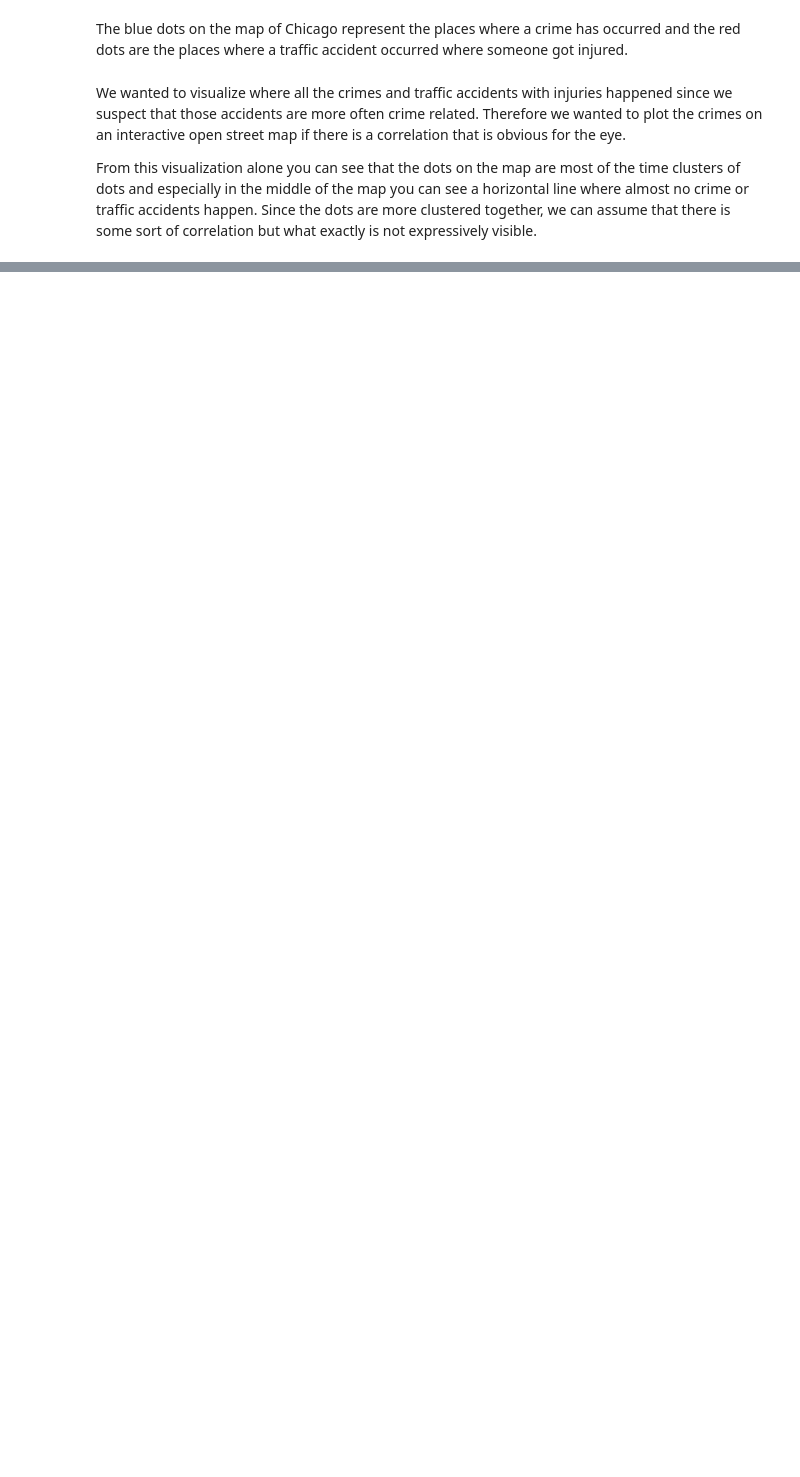
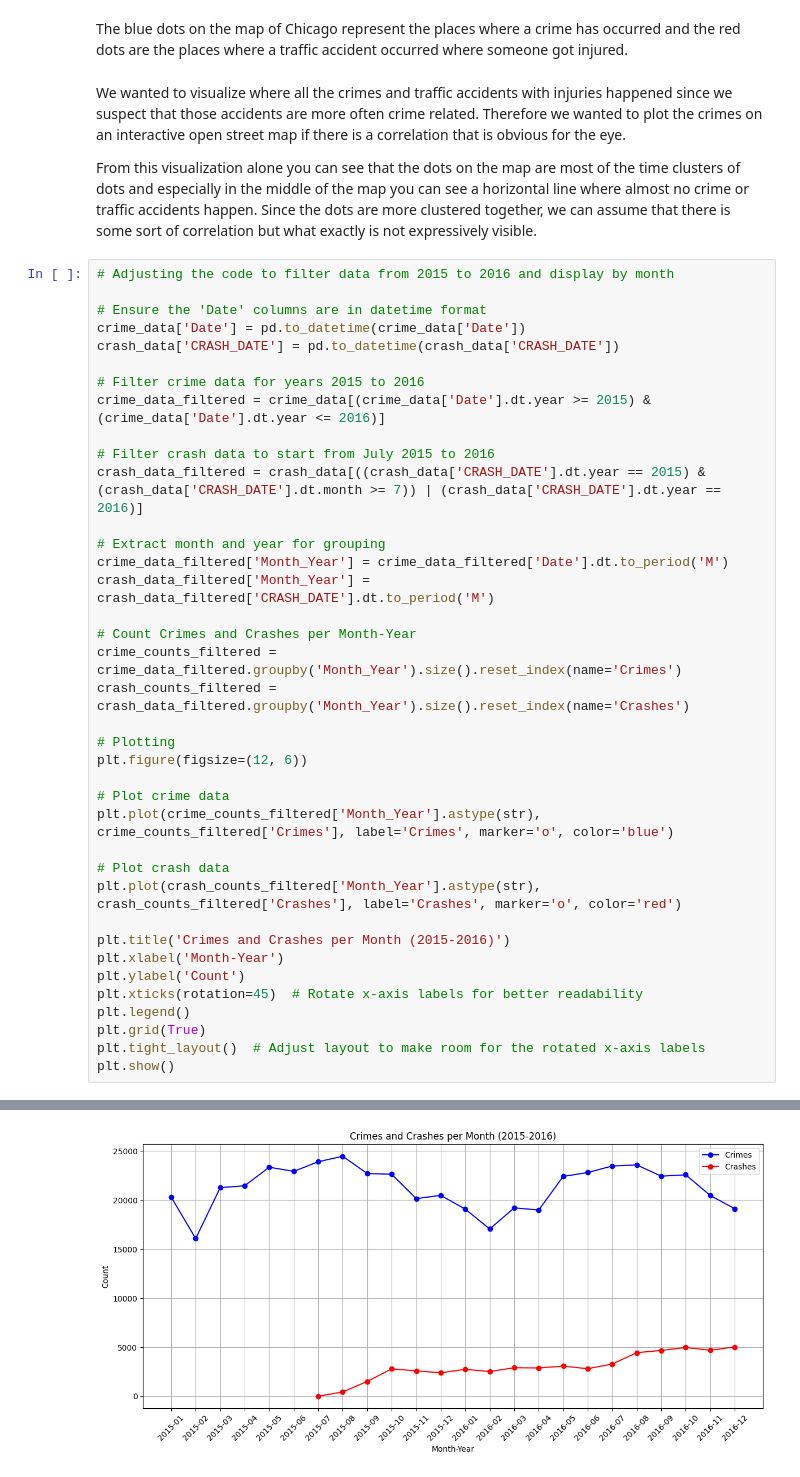
Before and after one commit to Jensen-25/information_visualization, a Jupyter notebook: chicagocrime.ipynb, the cells around one changed output, grey strips where cells are left out. Saved outputs shown, nothing was run; the diff lists cells and outputs as text; blank space fills up the shorter version.

Commit message:
added a code for a line graph

```diff
--- a/chicagocrime.ipynb
+++ b/chicagocrime.ipynb
@@ -138,3 +139,42 @@ The blue dots on the map of Chicago represent the places where a crime has occur
 We wanted to visualize where all the crimes and traffic accidents with injuries happened since we suspect that those accidents are more often crime related. Therefore we wanted to plot the crimes on an interactive open street map if there is a correlation that is obvious for the eye.
 
 From this visualization alone you can see that the dots on the map are most of the time clusters of dots and especially in the middle of the map you can see a horizontal line where almost no crime or traffic accidents happen. Since the dots are more clustered together, we can assume that there is some sort of correlation but what exactly is not expressively visible.
+# %%
+# Adjusting the code to filter data from 2015 to 2016 and display by month
+
+# Ensure the 'Date' columns are in datetime format
+crime_data['Date'] = pd.to_datetime(crime_data['Date'])
+crash_data['CRASH_DATE'] = pd.to_datetime(crash_data['CRASH_DATE'])
+
+# Filter crime data for years 2015 to 2016
+crime_data_filtered = crime_data[(crime_data['Date'].dt.year >= 2015) & (crime_data['Date'].dt.year <= 2016)]
+
+# Filter crash data to start from July 2015 to 2016
+crash_data_filtered = crash_data[((crash_data['CRASH_DATE'].dt.year == 2015) & (crash_data['CRASH_DATE'].dt.month >= 7)) | (crash_data['CRASH_DATE'].dt.year == 2016)]
+
+# Extract month and year for grouping
+crime_data_filtered['Month_Year'] = crime_data_filtered['Date'].dt.to_period('M')
+crash_data_filtered['Month_Year'] = crash_data_filtered['CRASH_DATE'].dt.to_period('M')
+
+# Count Crimes and Crashes per Month-Year
+crime_counts_filtered = crime_data_filtered.groupby('Month_Year').size().reset_index(name='Crimes')
+crash_counts_filtered = crash_data_filtered.groupby('Month_Year').size().reset_index(name='Crashes')
+
+# Plotting
+plt.figure(figsize=(12, 6))
+
+# Plot crime data
+plt.plot(crime_counts_filtered['Month_Year'].astype(str), crime_counts_filtered['Crimes'], label='Crimes', marker='o', color='blue')
+
+# Plot crash data
+plt.plot(crash_counts_filtered['Month_Year'].astype(str), crash_counts_filtered['Crashes'], label='Crashes', marker='o', color='red')
+
+plt.title('Crimes and Crashes per Month (2015-2016)')
+plt.xlabel('Month-Year')
+plt.ylabel('Count')
+plt.xticks(rotation=45)  # Rotate x-axis labels for better readability
+plt.legend()
+plt.grid(True)
+plt.tight_layout()  # Adjust layout to make room for the rotated x-axis labels
+plt.show()
+# %% [output]
@@ -140,0 +192 @@ From this visualization alone you can see that the dots on the map are most of t
+[figure, added]
```
Also changed, not shown: parts of 9 cells of this notebook.
